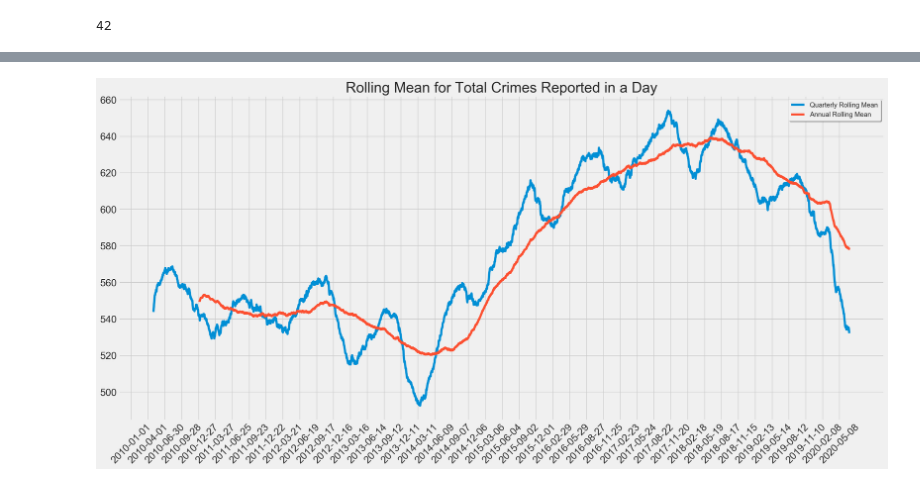
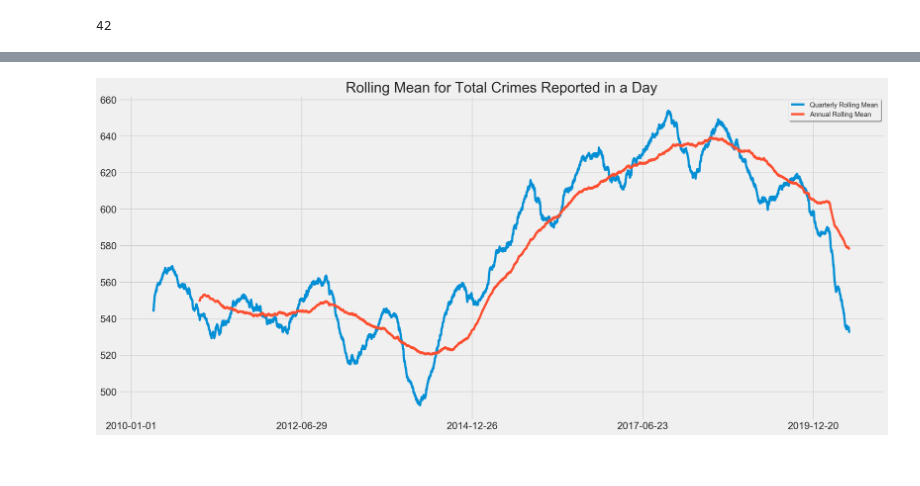
Before and after one commit to veeps/LA_innovation_team, a Jupyter notebook: code/003_explore_trends.ipynb, the cells around one changed output, grey strips where cells are left out. Saved outputs shown, nothing was run; the diff lists cells and outputs as text; code cells hidden in the pictures.

```diff
--- a/code/003_explore_trends.ipynb
+++ b/code/003_explore_trends.ipynb
@@ -166,13 +202,11 @@ len(dates)
 # %%
 # Generate a time plot of our data.
 plot_series(crimes,
             ["rolling_mean_quarter", "rolling_mean_annual"],
             title = 'Rolling Mean for Total Crimes Reported in a Day',
-            steps = 90)
+            steps = 910)
 
 plt.legend(labels = ["Quarterly Rolling Mean", "Annual Rolling Mean"], loc='upper right',
           fancybox=True, shadow=True, fontsize = 12);
-
-plt.xticks(rotation=45);
 # %% [output]
-[figure, old version]
+[figure, new version]
```
Also changed, not shown: parts of 10 cells of this notebook.
